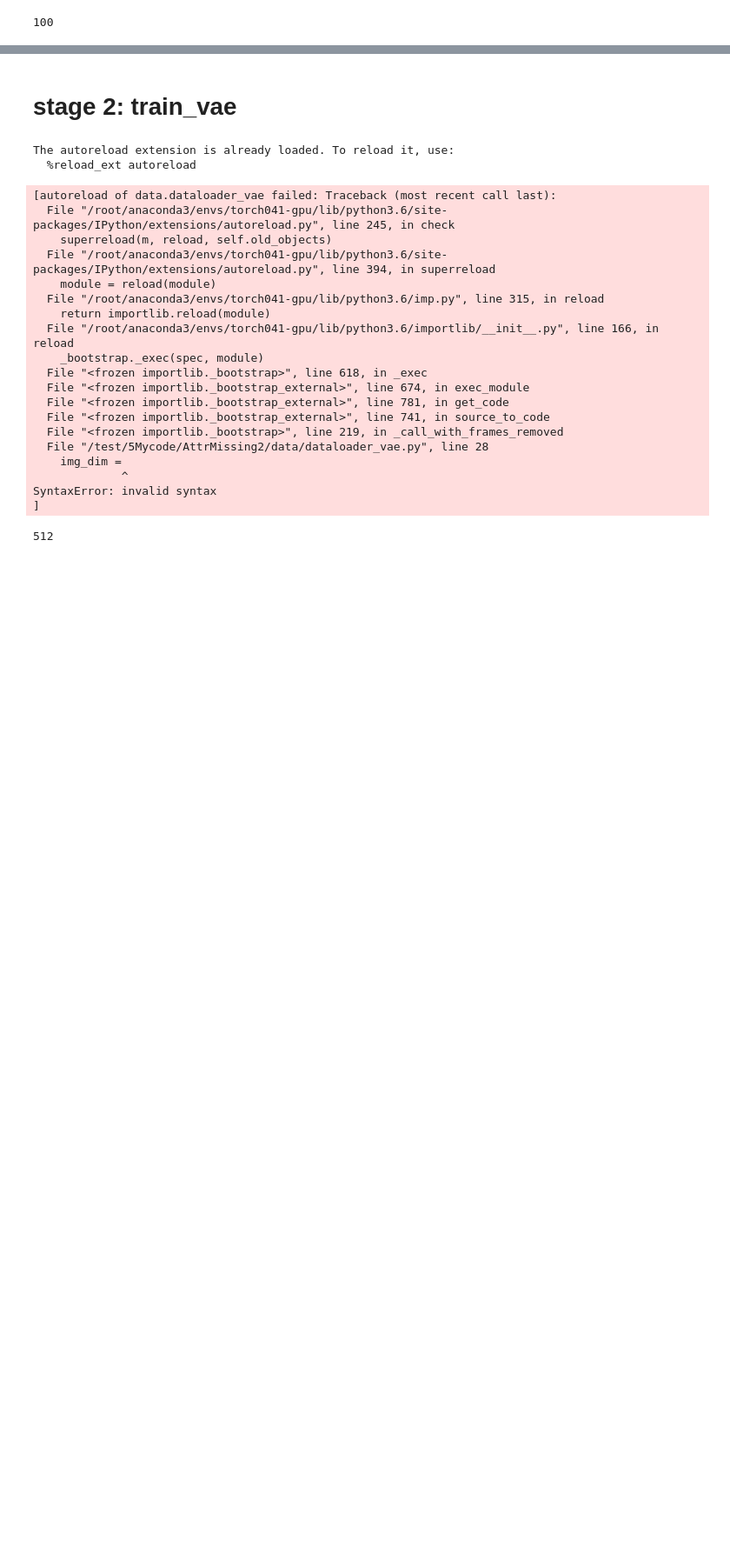
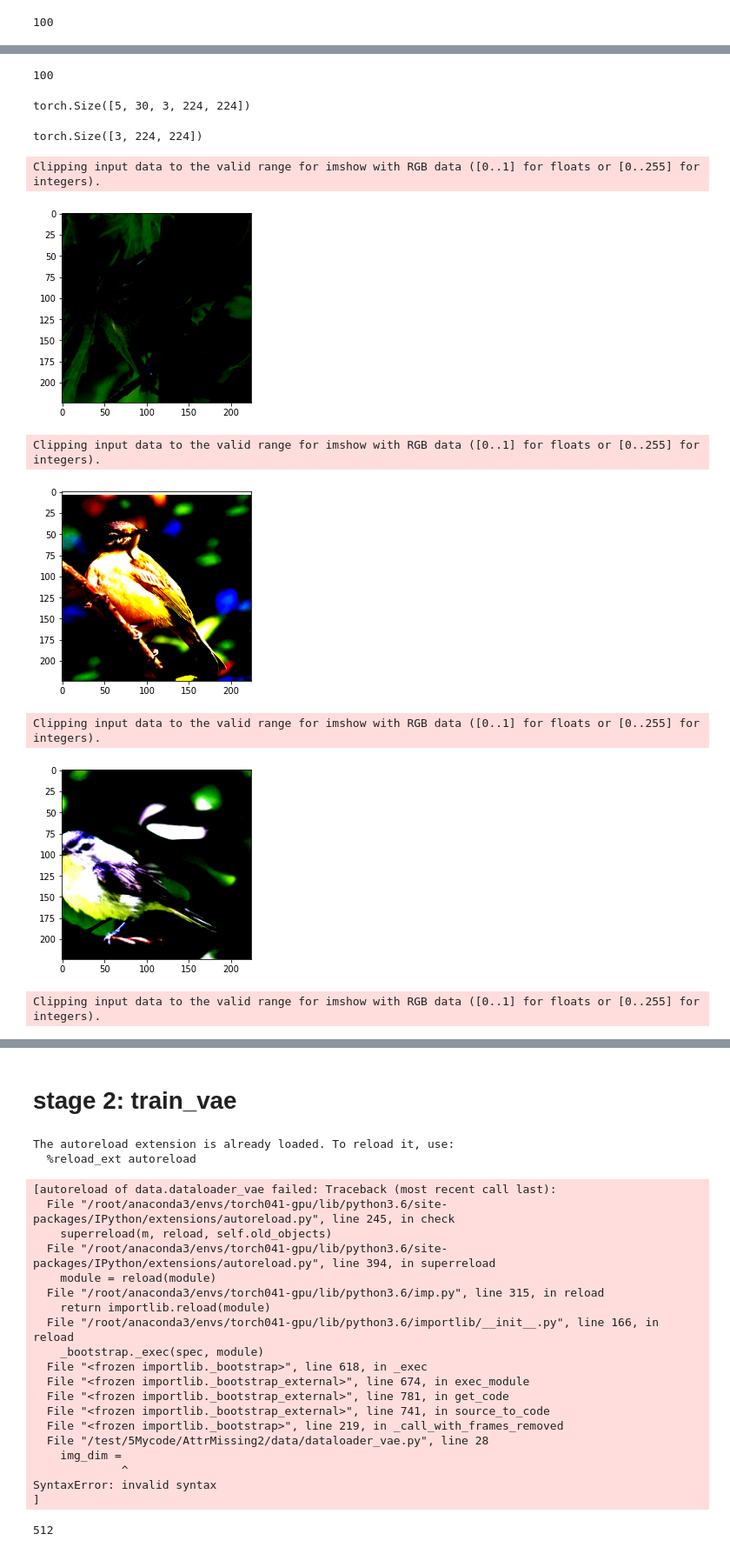
Before and after one commit to Vincent-syr/AttrMissing2, a Jupyter notebook: Untitled.ipynb, the cells around one changed output, grey strips where cells are left out. Shown at 87% size. Cells and saved outputs as stored; diff of their text form; code cells hidden in the pictures; blank space fills up the shorter version.

```diff
--- a/Untitled.ipynb
+++ b/Untitled.ipynb
@@ -141,11 +191,44 @@ img_file = 'filelists/CUB/base.json'
 attr_file = 'filelists/CUB/attr_array.npy'
 n_way = 5
 batch_size = 30
-n_episodes = 100
-transform = transforms.Compose([
-                transforms.Resize(92),
-                transforms.CenterCrop(224),
-                transforms.ToTensor(),
-                transforms.Normalize(np.array([0.485, 0.456, 0.406]),
-                                     np.array([0.229, 0.224, 0.225]))
-            ])
+n_episode = 100
+transform_list = ['RandomSizedCrop', 'ImageJitter', 'RandomHorizontalFlip', 'ToTensor', 'Normalize']
+transform_funcs = [ parse_transform(x) for x in transform_list]
+transform = transforms.Compose(transform_funcs)
+# %%
+dataset = SetDataset(img_file , batch_size, transform )
+sampler = EpisodicBatchSampler(len(dataset), n_way, n_episodes=n_episode )
+data_loader_params = dict(batch_sampler = sampler,  num_workers = 12, pin_memory = True)
+data_loader = torch.utils.data.DataLoader(dataset, **data_loader_params)
+# print(len(dataset))
+print(len(data_loader))
+# %% [output]
+100
+# %%
+for img_list,y in data_loader:
+    print(img_list.shape)
+#     y
+
+    break
+# %% [output]
+torch.Size([5, 30, 3, 224, 224])
+# %%
+img_list[0][0].shape
+# %% [output]
+torch.Size([3, 224, 224])
+# %%
+for i,img in enumerate(img_list[0]):
+    img = img.numpy()
+    img = np.transpose(img ,(1,2,0))
+    plt.imshow(img)
+    plt.show()
+    if i >=3:
+        break
+# %% [output]
+Clipping input data to the valid range for imshow with RGB data ([0..1] for floats or [0..255] for integers).
+[figure, added]
+Clipping input data to the valid range for imshow with RGB data ([0..1] for floats or [0..255] for integers).
+[figure, added]
+Clipping input data to the valid range for imshow with RGB data ([0..1] for floats or [0..255] for integers).
+[figure, added]
+Clipping input data to the valid range for imshow with RGB data ([0..1] for floats or [0..255] for integers).
```
Also changed, not shown: parts of 20 cells of this notebook, 14 other files.
